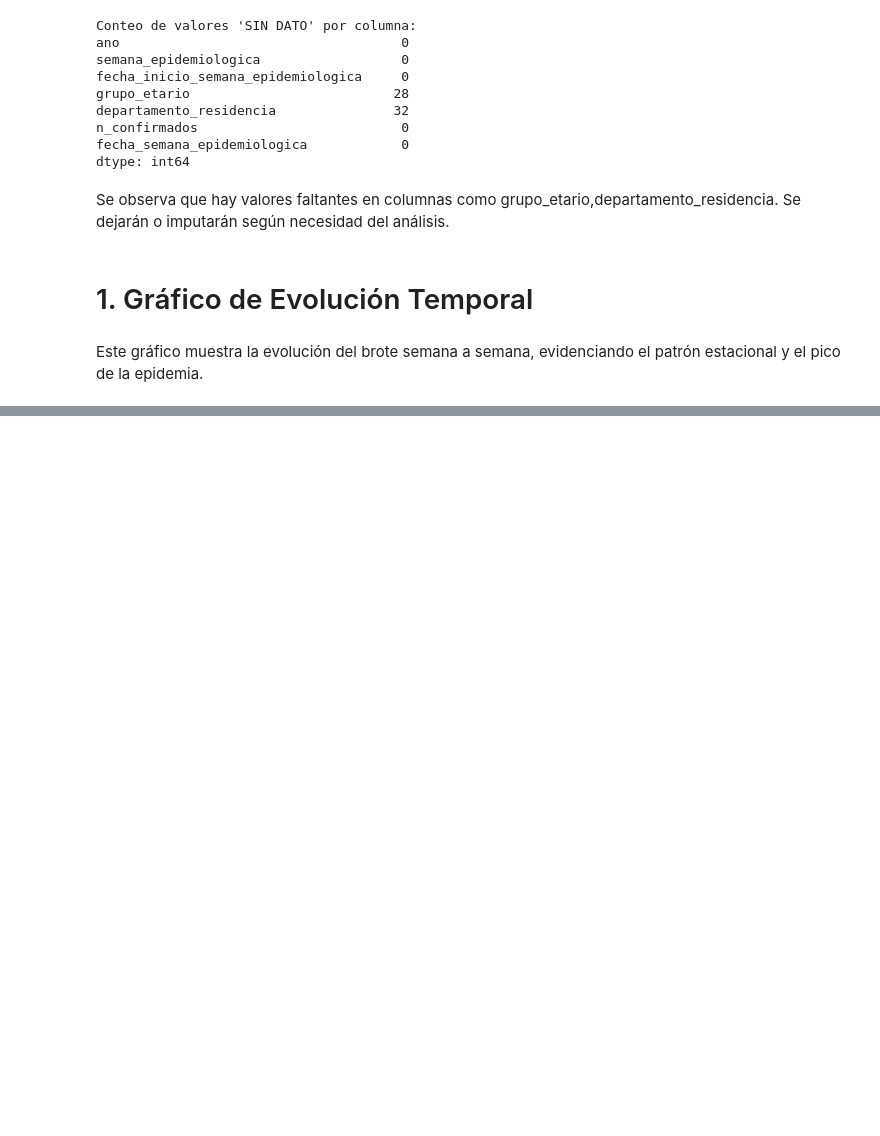
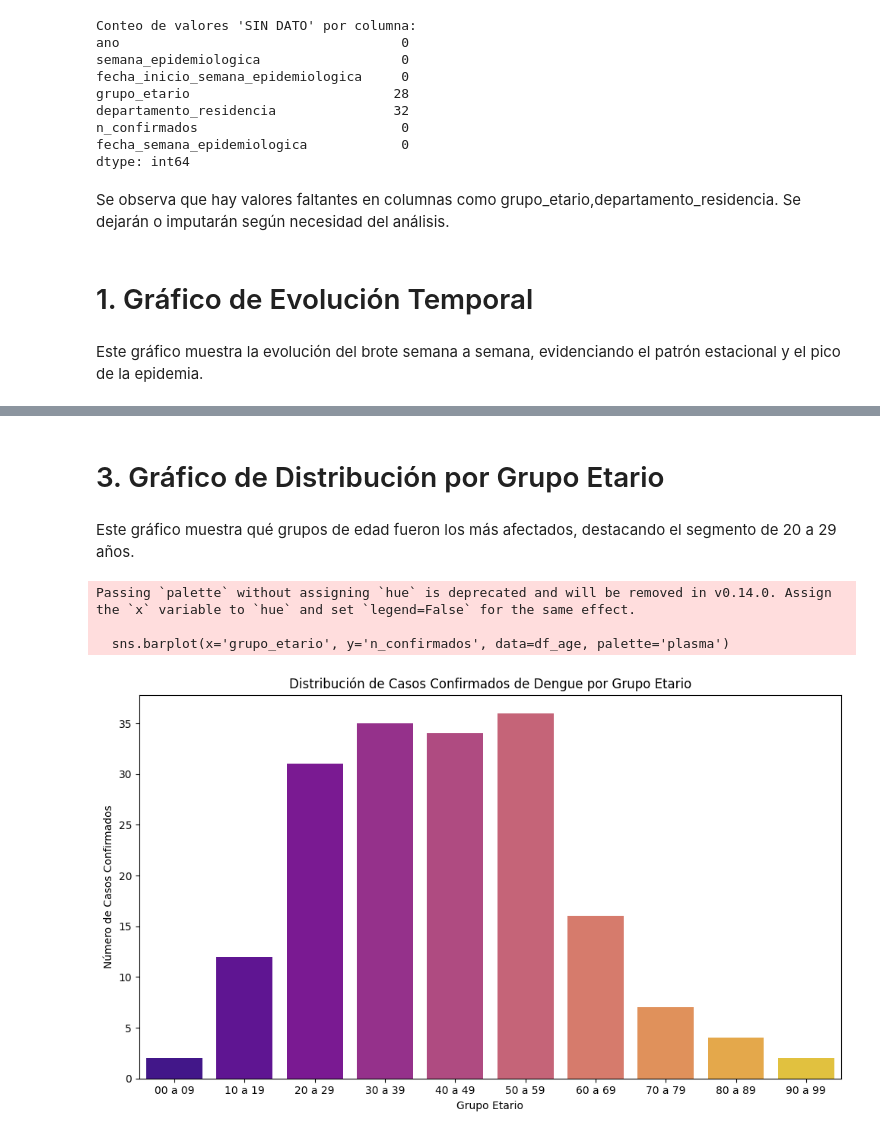
Before and after one commit to NazarenoSiciliano/Data-science-I, a Jupyter notebook: ProyectoDS_ParteI_Siciliano.ipynb, the cells around one changed output, grey strips where cells are left out. Cells and saved outputs as stored; diff of their text form; code cells hidden in the pictures; blank space fills up the shorter version.

```diff
--- a/ProyectoDS_ParteI_Siciliano.ipynb
+++ b/ProyectoDS_ParteI_Siciliano.ipynb
@@ -101,0 +121,23 @@ FileNotFoundError: [Errno 2] No such file or directory: 'casos_dengue.csv'
+# %% [markdown]
+# 3. Gráfico de Distribución por Grupo Etario
+# %% [markdown]
+Este gráfico muestra qué grupos de edad fueron los más afectados, destacando el segmento de 20 a 29 años.
+# %%
+# Orden específico para grupos etarios
+age_order = ['00 a 09', '10 a 19', '20 a 29', '30 a 39', '40 a 49', '50 a 59', '60 a 69', '70 a 79', '80 a 89', '90 a 99']
+
+# Preparación de datos (Agregación por Grupo Etario y filtrado de "SIN DATO")
+df_age = df[df['grupo_etario'] != 'SIN DATO'].groupby('grupo_etario')['n_confirmados'].sum().reindex(age_order).fillna(0).reset_index()
+
+plt.figure(figsize=(10, 6))
+sns.barplot(x='grupo_etario', y='n_confirmados', data=df_age, palette='plasma')
+plt.title('Distribución de Casos Confirmados de Dengue por Grupo Etario')
+plt.xlabel('Grupo Etario')
+plt.ylabel('Número de Casos Confirmados')
+plt.tight_layout()
+plt.show()
+# %% [output]
+Passing `palette` without assigning `hue` is deprecated and will be removed in v0.14.0. Assign the `x` variable to `hue` and set `legend=False` for the same effect.
+
+  sns.barplot(x='grupo_etario', y='n_confirmados', data=df_age, palette='plasma')
+[figure, added]
```
Also changed, not shown: parts of 4 cells of this notebook.
